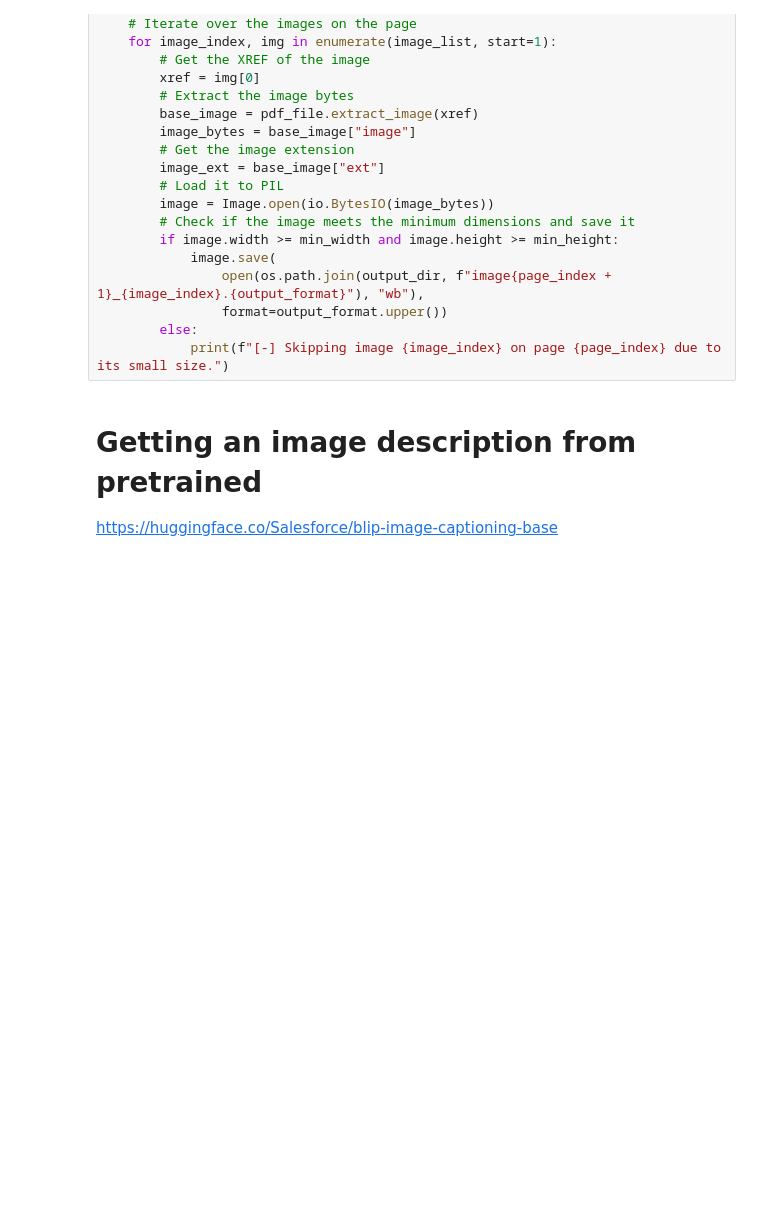
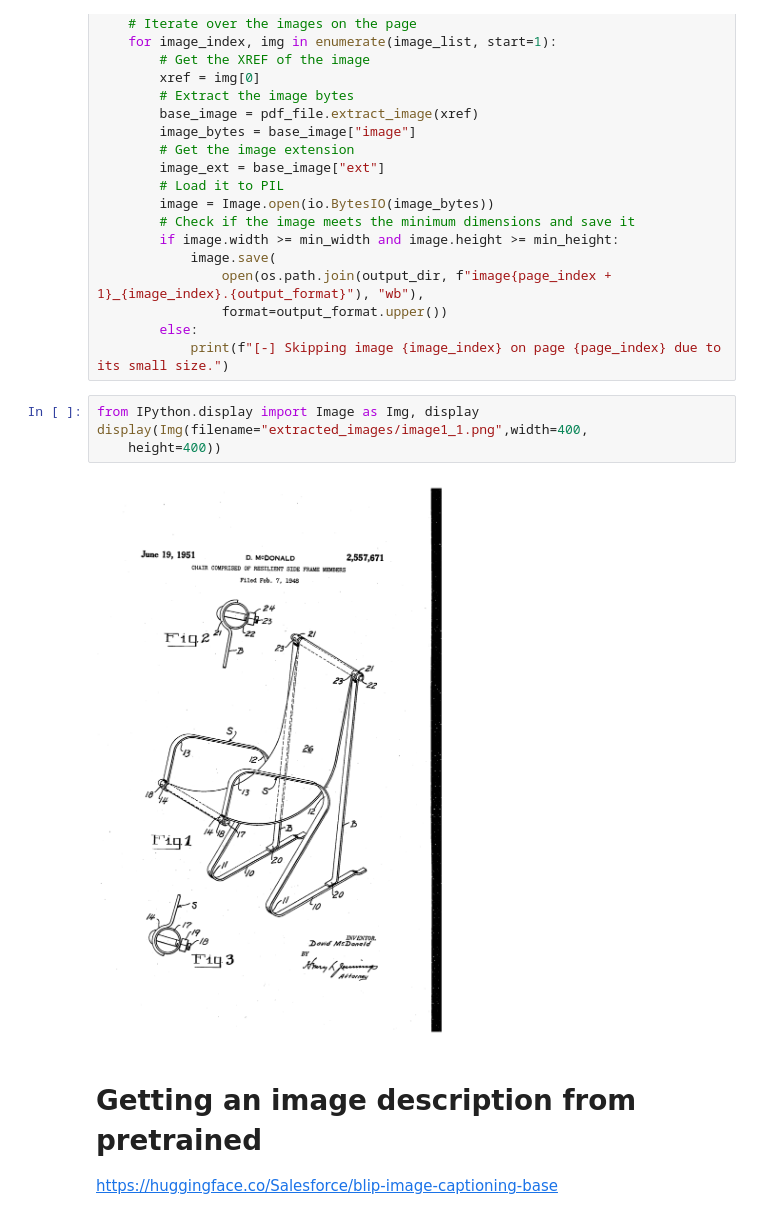
Before and after one commit to REI-Labs/Image_Text_Relation, a Jupyter notebook: Image_Text_Relation.ipynb, the cells around one changed output. Cells and saved outputs as stored; diff of their text form; blank space fills up the shorter version.

Commit message:
added a image display to show off
may add a looper and loop all images , see if there is relevant text related to it

```diff
--- a/Image_Text_Relation.ipynb
+++ b/Image_Text_Relation.ipynb
@@ -78,6 +78,12 @@ for page_index in range(len(pdf_file)):
                 format=output_format.upper())
         else:
             print(f"[-] Skipping image {image_index} on page {page_index} due to its small size.")
+# %%
+from IPython.display import Image as Img, display
+display(Img(filename="extracted_images/image1_1.png",width=400,
+    height=400))
+# %% [output]
+[figure, added]
 # %% [markdown]
 # Getting an image description from pretrained
 
```
Also changed, not shown: parts of 6 cells of this notebook.
